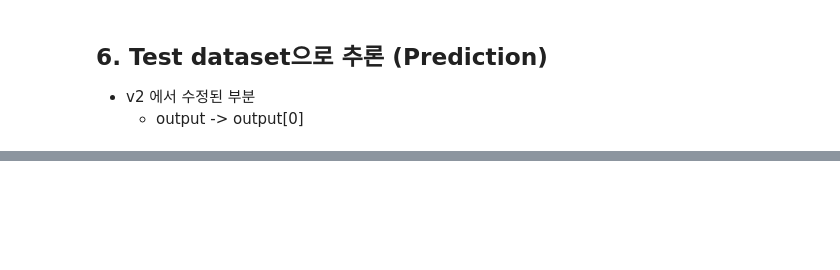
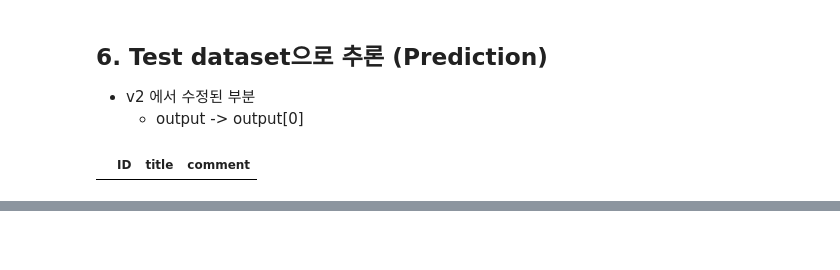
Before and after one commit to jungsolsol/Project1, a Jupyter notebook: comments identification/baseline_v2/nlp_baseline_v2.ipynb, the cells around one changed output, grey strips where cells are left out. Drawn from its saved outputs; the diff is of its cells as text; code cells hidden in the pictures; blank space fills up the shorter version.

```diff
--- a/comments identification/baseline_v2/nlp_baseline_v2.ipynb
+++ b/comments identification/baseline_v2/nlp_baseline_v2.ipynb
@@ -126,5 +197,5 @@ pd.crosstab(train_df.bias, train_df.hate, margins=True)
 # %% [markdown]
 ### 2-2. Test 데이터 확인
 # %%
-test_path = os.path.join(args.data_dir,'test.csv')
+test_path = os.path.join(args.data_dir,'back taranslation test.csv')
 print("test 데이터 경로가 올바른가요? : ", os.path.lexists(test_path))
@@ -636,6 +915,10 @@ train(model, train_dataset, val_dataset, args, mode = 'train')
 
 - v2 에서 수정된 부분
     - output -> output[0]
+# %%
+test_df.loc[train_df['title'].isnull() == True]
+# %% [output]
+|  | ID | title | comment |
 # %%
 from torch.utils.data import DataLoader
 
```
Also changed, not shown: parts of 41 cells of this notebook, 9 other files.
